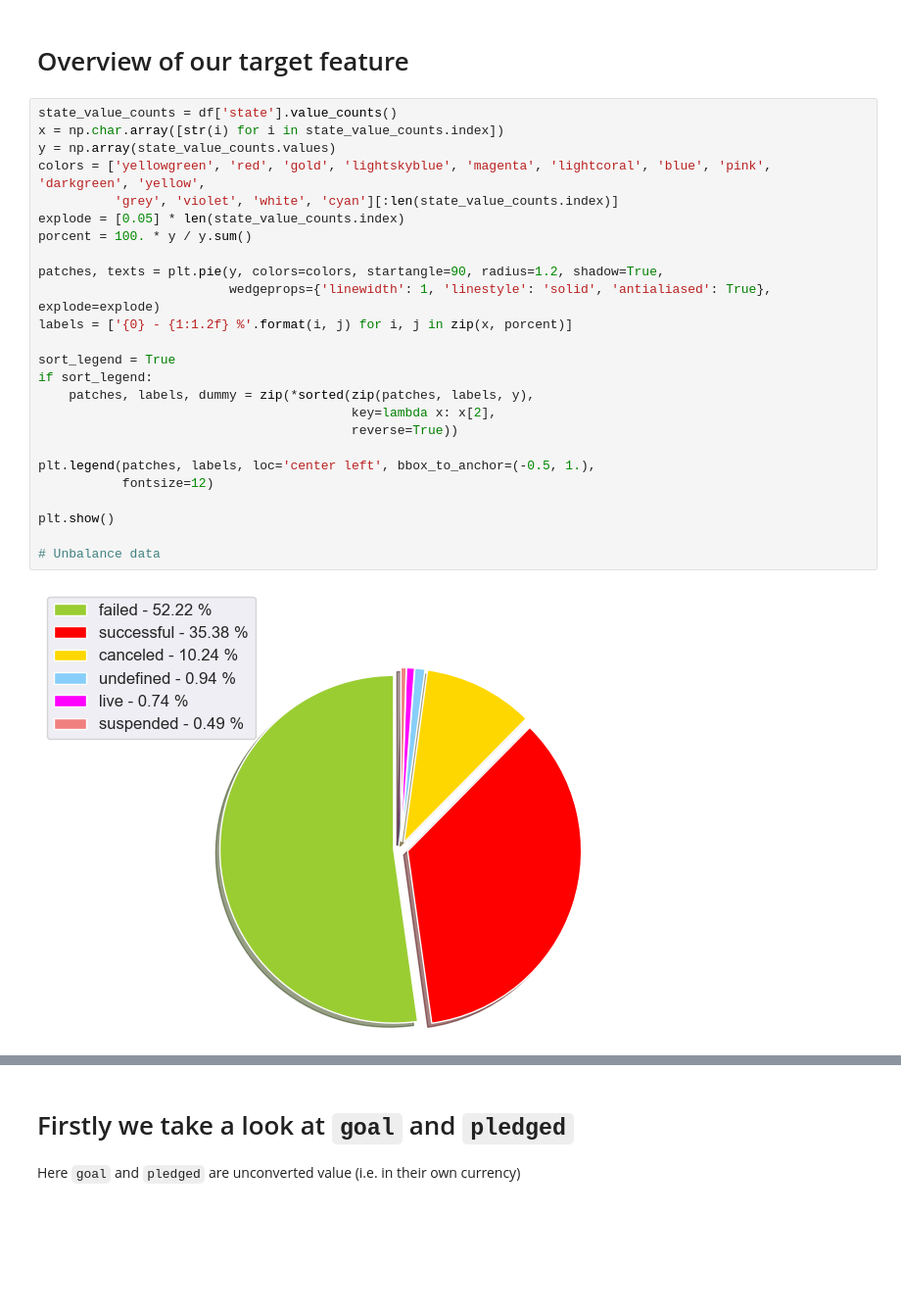
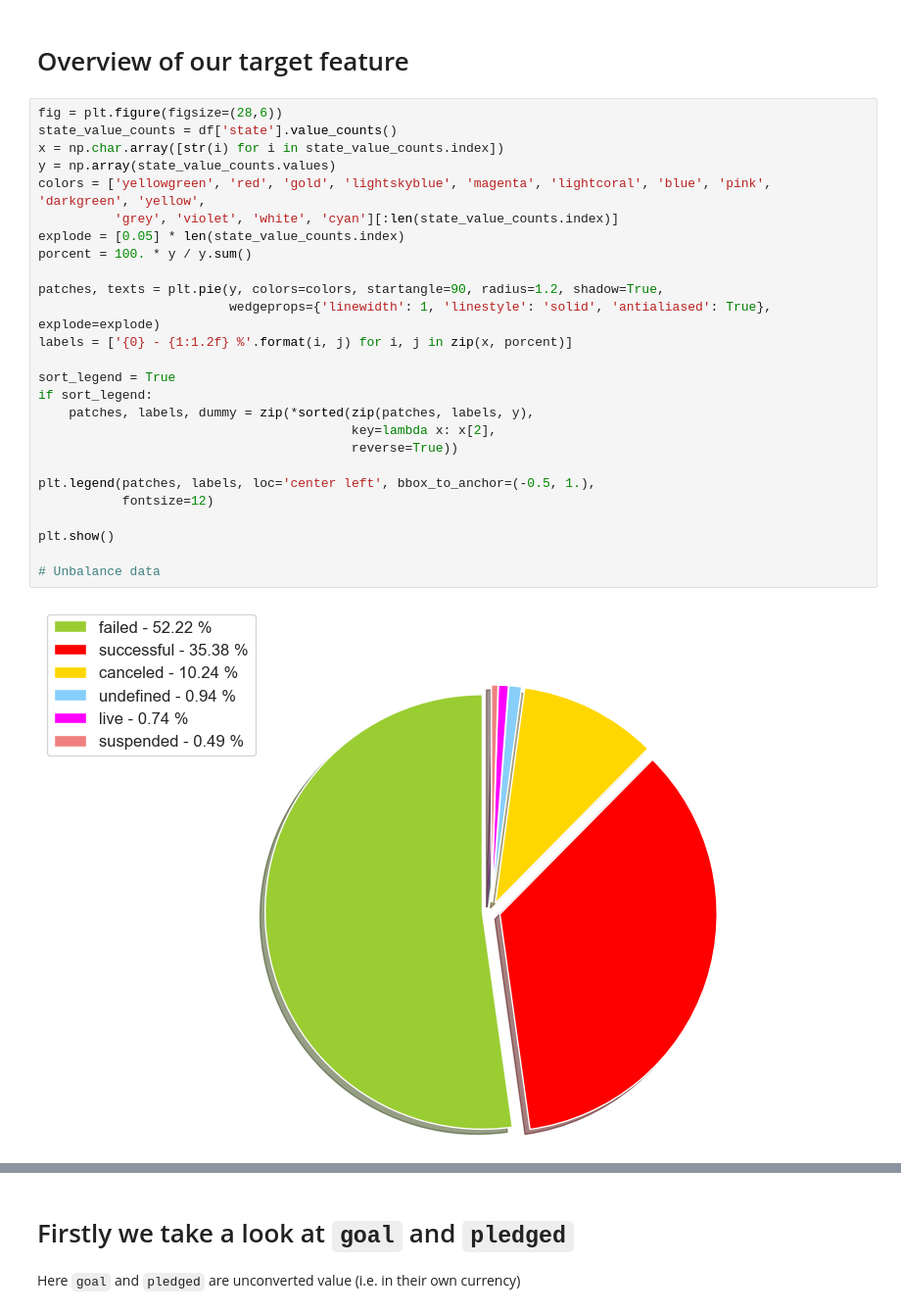
Before and after one commit to echo-cool/COMP3010J-Machine-Learning-Labs, a Jupyter notebook: Kickstarter Projects-20221019/Kickstarter.ipynb, the cells around one changed output, grey strips where cells are left out. Shown at 98% size. Saved outputs shown, nothing was run; the diff lists cells and outputs as text; blank space fills up the shorter version.

```diff
--- a/Kickstarter Projects-20221019/Kickstarter.ipynb
+++ b/Kickstarter Projects-20221019/Kickstarter.ipynb
@@ -147,29 +163,30 @@ df[['main_category', 'usd_goal_real_at_start']].groupby(['main_category'], as_in
 # %% [markdown]
 # Overview of our target feature
 # %%
+fig = plt.figure(figsize=(28,6))
 state_value_counts = df['state'].value_counts()
 x = np.char.array([str(i) for i in state_value_counts.index])
 y = np.array(state_value_counts.values)
 colors = ['yellowgreen', 'red', 'gold', 'lightskyblue', 'magenta', 'lightcoral', 'blue', 'pink', 'darkgreen', 'yellow',
           'grey', 'violet', 'white', 'cyan'][:len(state_value_counts.index)]
 explode = [0.05] * len(state_value_counts.index)
 porcent = 100. * y / y.sum()
 
 patches, texts = plt.pie(y, colors=colors, startangle=90, radius=1.2, shadow=True,
                          wedgeprops={'linewidth': 1, 'linestyle': 'solid', 'antialiased': True}, explode=explode)
 labels = ['{0} - {1:1.2f} %'.format(i, j) for i, j in zip(x, porcent)]
 
 sort_legend = True
 if sort_legend:
     patches, labels, dummy = zip(*sorted(zip(patches, labels, y),
                                          key=lambda x: x[2],
                                          reverse=True))
 
 plt.legend(patches, labels, loc='center left', bbox_to_anchor=(-0.5, 1.),
            fontsize=12)
 
 plt.show()
 
 # Unbalance data
 # %% [output]
-[figure, old version]
+[figure, new version]
```
Also changed, not shown: parts of 79 cells of this notebook, 9 other files.
